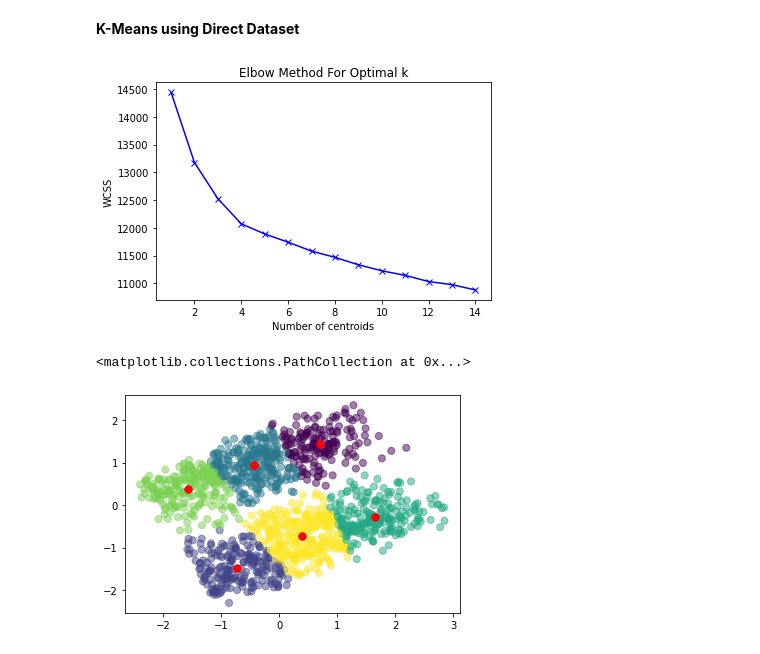
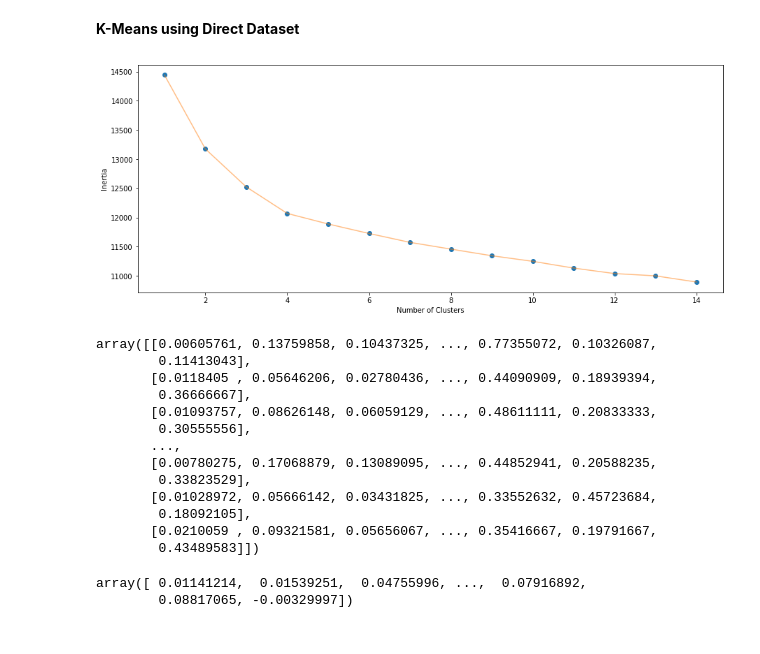
Before and after one commit to adityapanwar94/Data-Analysis-and-Process-Automation-DaPrA-, a Jupyter notebook: Dataset_preprocessing,_analysis,_correlation_matrix(User_data_only,_no_computer_specs).ipynb, the cells around one changed output. Drawn from its saved outputs; the diff is of its cells as text; code cells hidden in the pictures.

```diff
--- a/Dataset_preprocessing,_analysis,_correlation_matrix(User_data_only,_no_computer_specs).ipynb
+++ b/Dataset_preprocessing,_analysis,_correlation_matrix(User_data_only,_no_computer_specs).ipynb
@@ -271,7 +289,7 @@ fig.show()
 **Observation:**
 As we can observe only 13 teams have no preference at all. So, we can effectively drop the no preference column that is preference_7.0
 # %%
-Grouped_data = Grouped_data.drop(['preference1_7.0', 'preference2_7.0', 'preference3_7.0', 'preference4_7.0', 'preference5_7.0'], axis=1)
+Grouped_data = Grouped_data.drop(['preference1_7.0', 'preference2_7.0', 'preference3_7.0', 'preference4_7.0', 'preference5_7.0','preference6_7.0'], axis=1)
 # %%
 Grouped_data.info()
 # %% [output]
@@ -457,3 +537,7 @@ principalDf = pd.DataFrame(data = principalComponents)
+# %%
+pca = PCA(n_components=2)
+principalComponents = pca.fit_transform(data_scaled.drop(['ssc_board_0.0', 'ssc_board_1.0', 'ssc_board_2.0', 'ssc_board_3.0', 'ssc_board_4.0', 'hsc_board_0.0', 'hsc_board_1.0', 'hsc_board_2.0', 'hsc_board_3.0', 'hsc_board_4.0','workstation_1.0','workstation_2.0' ], axis=1))
+principalDf = pd.DataFrame(data = principalComponents, columns=['component1', 'component2'])
 # %%
 principalDf.head()
 # %% [output]
@@ -516,26 +668,52 @@ plt.scatter(centers[:, 0], centers[:, 1], c='red', s=50)
 # %%
 wcss = []
 K = range(1,15)
 for k in K:
     km = KMeans(n_clusters=k)
     km = km.fit(data_scaled)
     wcss.append(km.inertia_)
 
-plt.plot(K, wcss, 'bx-')
-plt.xlabel('Number of centroids')
-plt.ylabel('WCSS')
-plt.title('Elbow Method For Optimal k')
+plt.figure(1 , figsize = (15 ,6))
+plt.plot(np.arange(1 , 15) , wcss , 'o')
+plt.plot(np.arange(1 , 15) , wcss , '-' , alpha = 0.5)
+plt.xlabel('Number of Clusters') , plt.ylabel('Inertia')
 plt.show()
 # %% [output]
-[figure, old version]
+[figure, new version]
 # %%
-kmeans = KMeans(n_clusters=6, random_state=0).fit(data_scaled)
-y_kmeans = kmeans.predict(data_scaled)
-plt.scatter(principalDf[0], principalDf[1], c=y_kmeans, s=50, alpha=0.5,cmap='viridis')
+# kmeans = KMeans(n_clusters=6, random_state=0).fit(data_scaled)
+# y_kmeans = kmeans.predict(data_scaled)
+# plt.scatter(principalDf[0], principalDf[1], c=y_kmeans, s=50, alpha=0.5,cmap='viridis')
 
-centers = kmeans.cluster_centers_
-plt.scatter(centers[:, 0], centers[:, 1], c='red', s=50)
-plt.scatter(centers[:, 0], centers[:, 1], c='red', s=50)
+# centers = kmeans.cluster_centers_
+# plt.scatter(centers[:, 0], centers[:, 1], c='red', s=50)
+# plt.scatter(centers[:, 0], centers[:, 1], c='red', s=50)
+
+algorithm_data = (KMeans(n_clusters = 12 ,init='k-means++', n_init = 10 ,max_iter=300,
+                        tol=0.0001,  random_state= 111  , algorithm='elkan') )
+algorithm_data.fit(data_scaled)
+labels_data = algorithm_data.labels_
+centroids_data = algorithm_data.cluster_centers_
+
+centroids_data
 # %% [output]
-<matplotlib.collections.PathCollection at 0x...>
+array([[0.00605761, 0.13759858, 0.10437325, ..., 0.77355072, 0.10326087,
+        0.11413043],
+       [0.0118405 , 0.05646206, 0.02780436, ..., 0.44090909, 0.18939394,
+        0.36666667],
+       [0.01093757, 0.08626148, 0.06059129, ..., 0.48611111, 0.20833333,
+        0.30555556],
+       ...,
+       [0.00780275, 0.17068879, 0.13089095, ..., 0.44852941, 0.20588235,
+        0.33823529],
+       [0.01028972, 0.05666142, 0.03431825, ..., 0.33552632, 0.45723684,
+        0.18092105],
+       [0.0210059 , 0.09321581, 0.05656067, ..., 0.35416667, 0.19791667,
+        0.43489583]])
-[figure, removed]
+# %%
+from sklearn.metrics import silhouette_samples, silhouette_score
+silhouette_vals = silhouette_samples(data_scaled, labels_data)
+silhouette_vals
+# %% [output]
+array([ 0.01141214,  0.01539251,  0.04755996, ...,  0.07916892,
+        0.08817065, -0.00329997])
```
Also changed, not shown: parts of 23 cells of this notebook.
